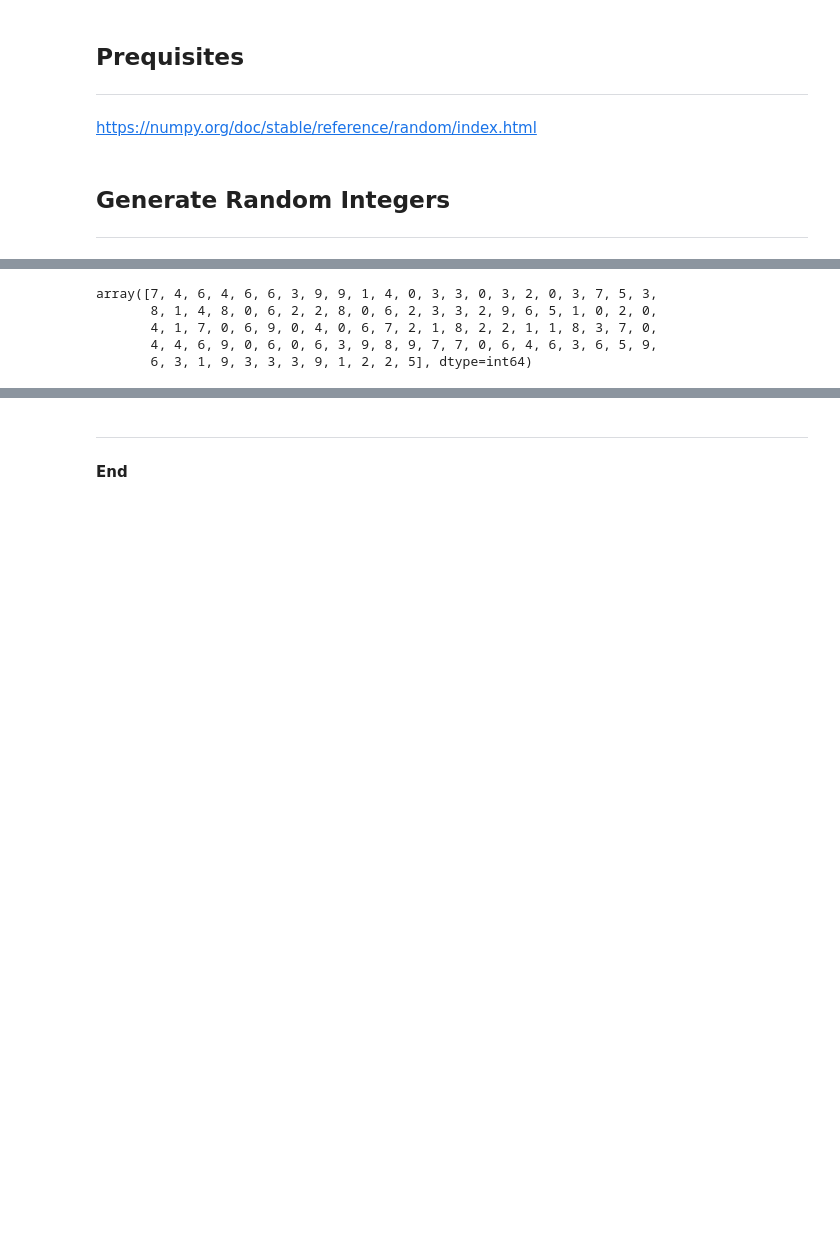
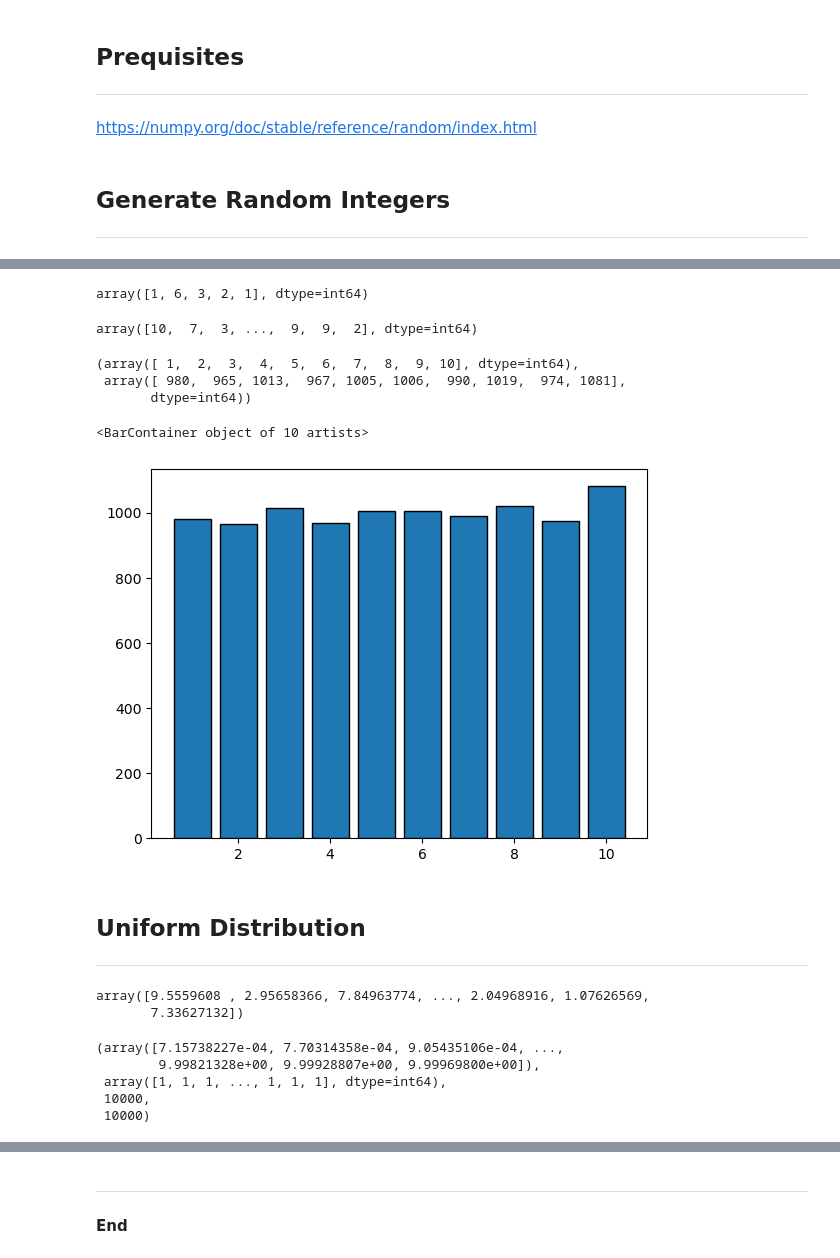
Before and after one commit to ianmcloughlin/mywork, a Jupyter notebook: random.ipynb, the cells around one changed output, grey strips where cells are left out. Drawn from its saved outputs; the diff is of its cells as text; code cells hidden in the pictures; blank space fills up the shorter version.

Commit message:
Distributions

```diff
--- a/random.ipynb
+++ b/random.ipynb
@@ -30,9 +33,54 @@ array([-0.51451406, -0.72196595, -0.73628218, -0.3478179 , -0.3702543 ,
 # %%
 # Generate an array of 5 integers uniformly over the range [0, 10).
-rng.integers(low=0, high=10, size=100)
+rng.integers(low=0, high=10, size=5)
 # %% [output]
-array([7, 4, 6, 4, 6, 6, 3, 9, 9, 1, 4, 0, 3, 3, 0, 3, 2, 0, 3, 7, 5, 3,
-       8, 1, 4, 8, 0, 6, 2, 2, 8, 0, 6, 2, 3, 3, 2, 9, 6, 5, 1, 0, 2, 0,
-       4, 1, 7, 0, 6, 9, 0, 4, 0, 6, 7, 2, 1, 8, 2, 2, 1, 1, 8, 3, 7, 0,
-       4, 4, 6, 9, 0, 6, 0, 6, 3, 9, 8, 9, 7, 7, 0, 6, 4, 6, 3, 6, 5, 9,
-       6, 3, 1, 9, 3, 3, 3, 9, 1, 2, 2, 5], dtype=int64)
+array([1, 6, 3, 2, 1], dtype=int64)
+# %%
+# Generate 10,000 integers over the range [0, 10).
+x = rng.integers(low=1, high=10, size=10000, endpoint=True)
+
+# Show x.
+x
+# %% [output]
+array([10,  7,  3, ...,  9,  9,  2], dtype=int64)
+# %%
+# Get the counts.
+values, counts = np.unique(x, return_counts=True)
+
+# Show.
+values, counts
+# %% [output]
+(array([ 1,  2,  3,  4,  5,  6,  7,  8,  9, 10], dtype=int64),
+ array([ 980,  965, 1013,  967, 1005, 1006,  990, 1019,  974, 1081],
+       dtype=int64))
+# %%
+# Plot the bar chart.
+plt.bar(values, counts, edgecolor='black')
+# %% [output]
+<BarContainer object of 10 artists>
+[figure, added]
+# %% [markdown]
+## Uniform Distribution
+
+***
+# %%
+# Generate 10,000 floats uniformly distributed over the range [0, 10).
+x = rng.uniform(low=0.0, high=10.0, size=10000)
+
+# Show.
+x
+# %% [output]
+array([9.5559608 , 2.95658366, 7.84963774, ..., 2.04968916, 1.07626569,
+       7.33627132])
+# %%
+# Get the counts.
+values, counts = np.unique(x, return_counts=True)
+
+# Show.
+values, counts, values.size, counts.size
+# %% [output]
+(array([7.15738227e-04, 7.70314358e-04, 9.05435106e-04, ...,
+        9.99821328e+00, 9.99928807e+00, 9.99969800e+00]),
+ array([1, 1, 1, ..., 1, 1, 1], dtype=int64),
+ 10000,
+ 10000)
```
Also changed, not shown: parts of 8 cells of this notebook.
